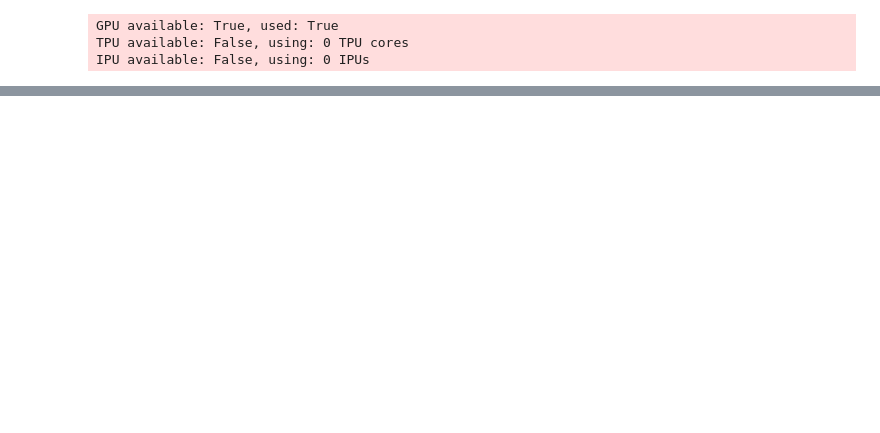
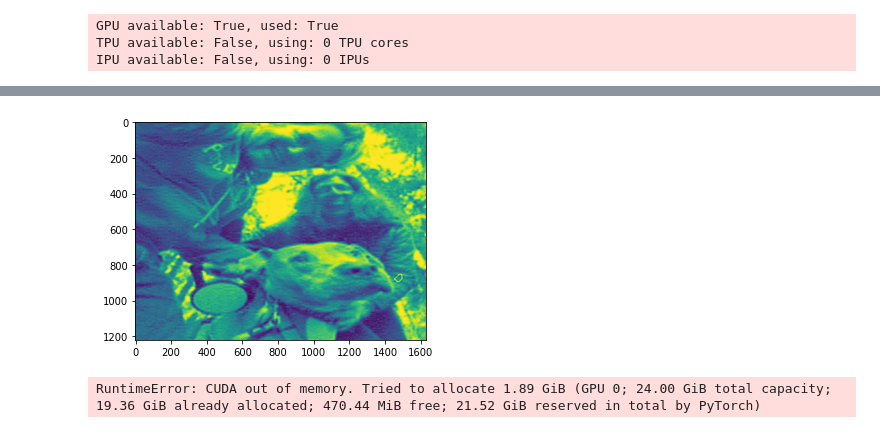
Before and after one commit to dmarx/siren_unofficial, a Jupyter notebook: modularized experiments.ipynb, the cells around one changed output, grey strips where cells are left out. Drawn from its saved outputs; the diff is of its cells as text; code cells hidden in the pictures; blank space fills up the shorter version.

Commit message:
Landed on a decent optimizer, added output image generation to notebook. Some issues clearing unnecessary GPU memory after use.

```diff
--- a/modularized experiments.ipynb
+++ b/modularized experiments.ipynb
@@ -141,3 +165,61 @@ Tue Oct 12 13:58:06 2021
+# %%
+def make_idx_from_shape(shape):
+    x,y = shape
+    idx = []
+    for i in range(x):
+        for j in range(y):
+            idx.append((i,j))
+    idx = torch.tensor(idx, device=DEVICE)
+    return {'coords':idx, 'coords_rescaled':rescale_coords(idx, shape)}
+
+def rescale_coords(coords, shape):
+    scale = torch.tensor(shape, device=DEVICE)
+    b = (coords / scale)
+    b = (b-.5)/.5
+    return b
+
+with torch.no_grad():
+    model.eval()
+    idx0 = model._idx0
+    x,y = tuple(idx0.max(dim=0).values+1)
+    sr_k=10 #10 # go big or go home?
+    #U = torch.rand(x*y,2, device=DEVICE)
+    #sampled_coords = (U-.5)/.5
+    shape_resolve = (sr_k*x, sr_k*y)
+    idx_resolve = make_idx_from_shape(shape_resolve)
+    y_resolve = model.forward(idx_resolve['coords_rescaled']).squeeze()
+    im_resolve = model.build_image_from_coords(y_resolve, coords=idx_resolve['coords'])
+
+    plt.imshow(im_resolve.detach().squeeze().cpu().numpy())
+    plt.show()
+# %% [output]
+[figure, added]
+# %%
+# let's see what happens if we just zoom in on a chunk
+with torch.no_grad():
+    idx0 = model._idx0
+    x,y = tuple(idx0.max(dim=0).values+1)
+    sr_k=20 #10 # go big or go home?
+    #U = torch.rand(x*y,2, device=DEVICE)
+    #sampled_coords = (U-.5)/.5
+    shape_resolve = (sr_k*x, sr_k*y)
+    idx_resolve = make_idx_from_shape(shape_resolve)
+    coords_rescaled0 = idx_resolve['coords_rescaled']
+    mask_left = coords_rescaled0[:,0] > -0.5
+    mask_right = coords_rescaled0[:,0] < 0.5
+    mask_top = coords_rescaled0[:,1] < 0.5
+    mask_bottom= coords_rescaled0[:,1] > -0.5
+    zoom_mask = mask_left & mask_right & mask_top & mask_bottom
+    coords_zoom_rescaled = coords_rescaled0[zoom_mask,: ]
+    coords_zoom = idx_resolve['coords'][zoom_mask,: ]
+    y_resolve = model.forward(coords_zoom_rescaled).squeeze()
+    im_resolve = model.build_image_from_coords(y_resolve, coords=coords_zoom)
+
+    plt.imshow(im_resolve.detach().squeeze().cpu().numpy())
+    plt.xlim((1000,2000))
+    plt.show()
+# %% [output]
+RuntimeError: CUDA out of memory. Tried to allocate 1.89 GiB (GPU 0; 24.00 GiB total capacity; 19.36 GiB already allocated; 470.44 MiB free; 21.52 GiB reserved in total by PyTorch)
 # %%
 # Quantile approximation for distributional similarity
 
```
Also changed, not shown: parts of 7 cells of this notebook, 1 other file.
